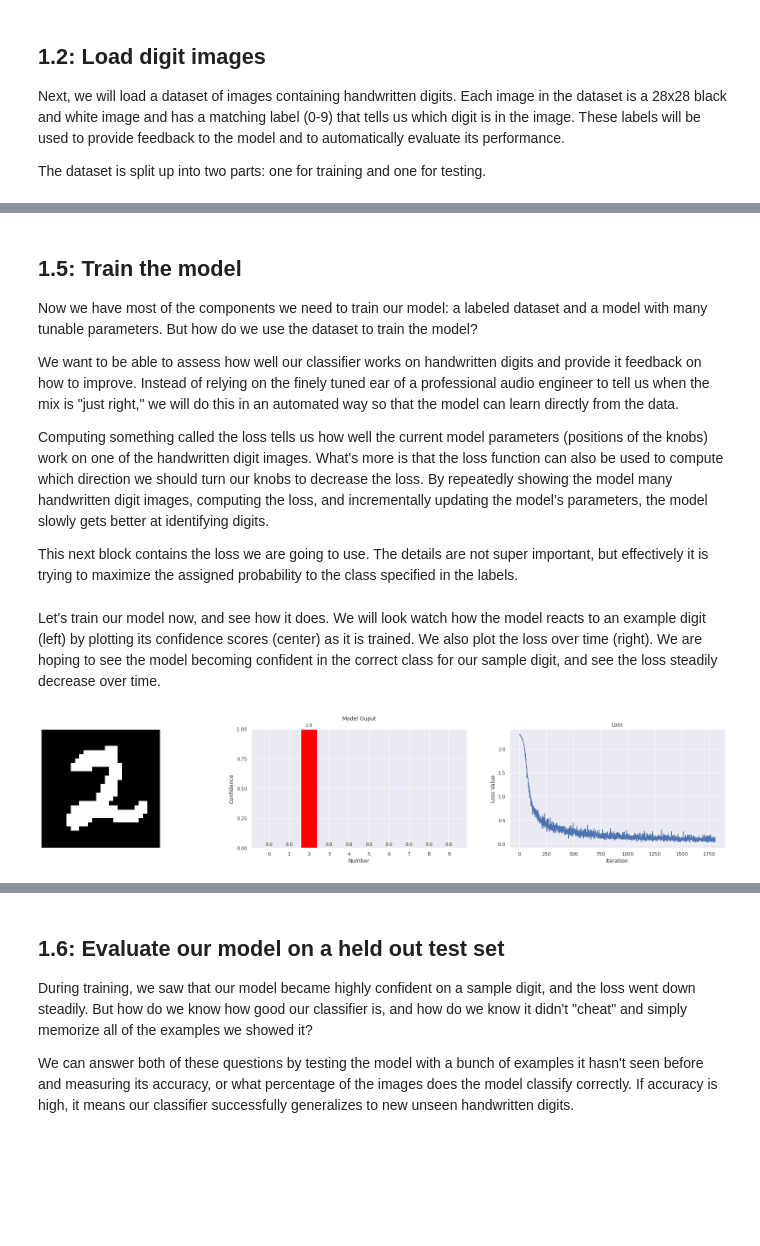
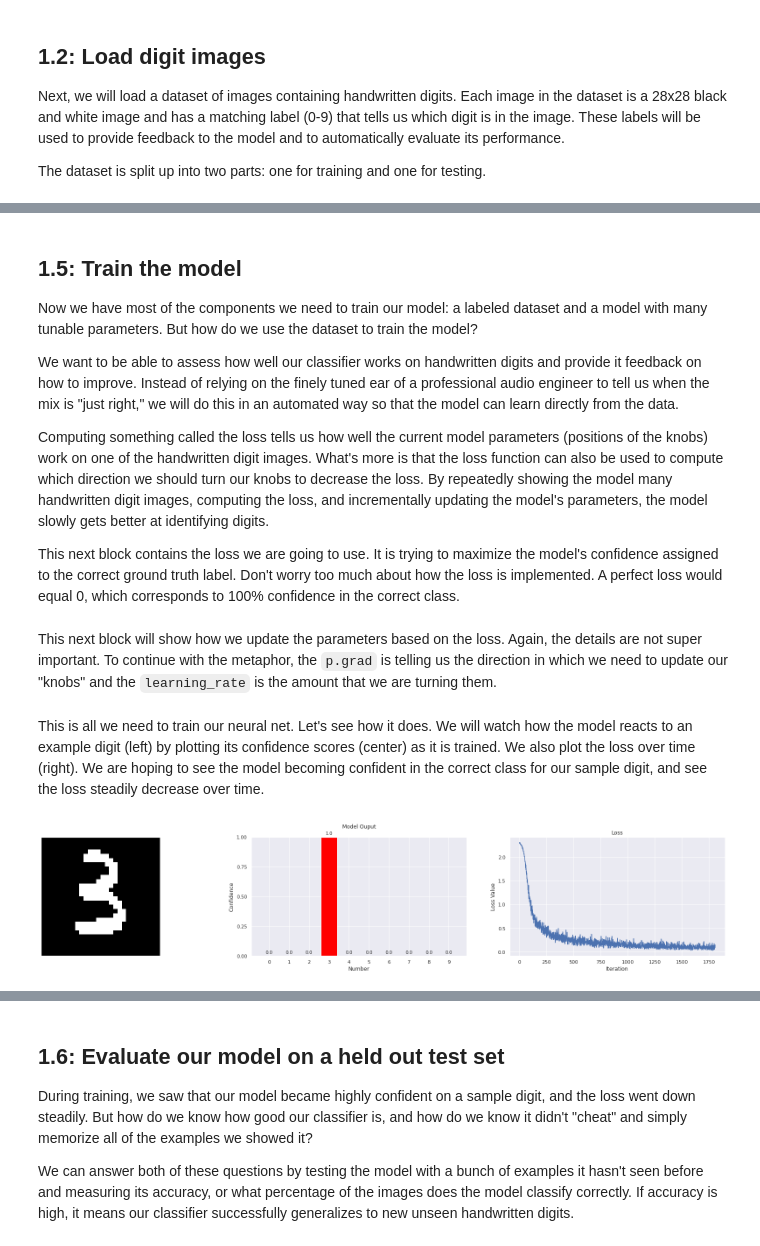
Before and after one commit to deokdecef44cnsnddos9ndam/ml-security, a Jupyter notebook: ai_for_streetfighters_2.ipynb, the cells around one changed output, grey strips where cells are left out. Saved outputs shown, nothing was run; the diff lists cells and outputs as text; code cells hidden in the pictures; blank space fills up the shorter version.

```diff
--- a/ai_for_streetfighters_2.ipynb
+++ b/ai_for_streetfighters_2.ipynb
@@ -143,7 +144,7 @@ Computing something called the loss tells us how well the current model paramete
 What's more is that the loss function can also be used to compute which direction we should turn our knobs to decrease the loss.
 By repeatedly showing the model many handwritten digit images, computing the loss, and incrementally updating the model's parameters, the model slowly gets better at identifying digits.
 
-This next block contains the loss we are going to use. The details are not super important, but effectively it is trying to maximize the assigned probability to the class specified in the labels.
+This next block contains the loss we are going to use. It is trying to maximize the model's confidence assigned to the correct ground truth label. Don't worry too much about how the loss is implemented. A perfect loss would equal 0, which corresponds to 100% confidence in the correct class.
 # %%
 def loss_fn(probs, label):
   # Convert probs to log probs
@@ -153,31 +155,39 @@ def loss_fn(probs, label):
   return -1 * log_probs.mean()
+# %% [markdown]
+This next block will show how we update the parameters based on the loss. Again, the details are not super important. To continue with the metaphor, the `p.grad` is telling us the direction in which we need to update our "knobs" and the `learning_rate` is the amount that we are turning them.
 # %%
-def update_parameters(loss, parameters, lr=5E-2):
+def update_parameters(loss, parameters, learning_rate=5E-2):
+  # Set our parameters .grad in the direction that will decrease the loss
   loss.backward()
+  # For all of our specified parameters...
   for p in parameters:
-    p.data = p.data - lr * p.grad
+    # Turn the knob slightly in the direction that will decrease our loss
+    p.data = p.data - learning_rate * p.grad
+    # Reset the grad data for the next evaluation
     p.grad = None
 # %% [markdown]
-Let's train our model now, and see how it does. We will look watch how the model reacts to an example digit (left) by plotting its confidence scores (center) as it is trained. We also plot the loss over time (right). We are hoping to see the model becoming confident in the correct class for our sample digit, and see the loss steadily decrease over time.
+This is all we need to train our neural net. Let's see how it does. We will  watch how the model reacts to an example digit (left) by plotting its confidence scores (center) as it is trained. We also plot the loss over time (right). We are hoping to see the model becoming confident in the correct class for our sample digit, and see the loss steadily decrease over time.
 # %%
 loss_history = []
+sample_image = torch.load('mlsec/images/3.pt').to(device)
 
 for epoch in range(4):
   for batch_num, (data, labels) in enumerate(training_set):
 
-    loss = loss_fn(model(data), labels.to(device))
+    # Get the model outputs
+    output_confidences = model(data)
+    # Compute the loss with respect to the ground truth labels
+    loss = loss_fn(output_confidences, labels.to(device))
+    # Update the model parameters
     update_parameters(loss, model.parameters())
+    # Repeat...
 
+    # Plotting code (ignore)
     loss_history.append(loss.item())
-
     if (epoch == 0 and batch_num < 100) or batch_num % 100 == 0:
-      probs = model(example_img.cuda()).cpu()
-      plt.close()
-      mlsec.plots.progress(example_img, probs, loss_history)
-      idisplay.clear_output(wait=True)
-      idisplay.display(plt.gcf())
+      mlsec.plots.progress(sample_image, model, loss_history)
 
 idisplay.clear_output(wait=True)
 # %% [output]
-[figure, old version]
+[figure, new version]
 # %%
```
Also changed, not shown: parts of 89 cells of this notebook.
